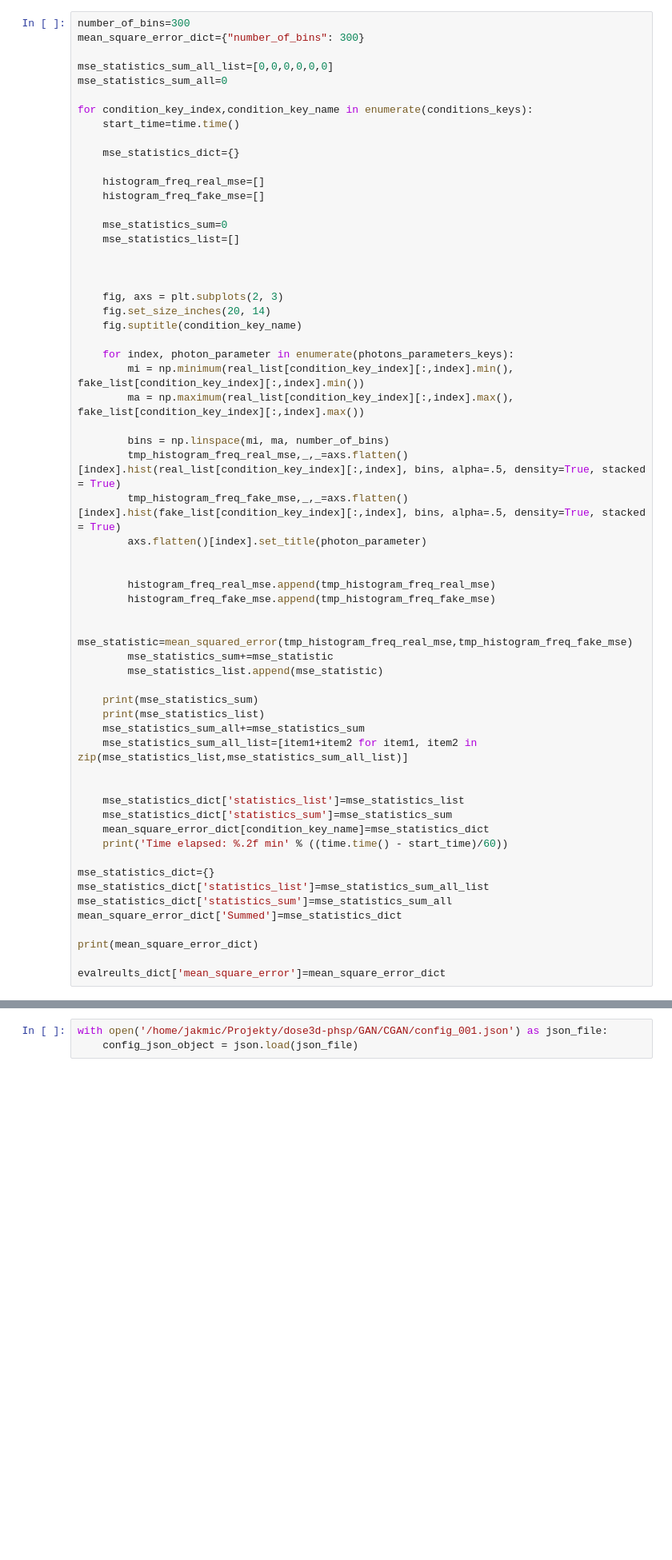
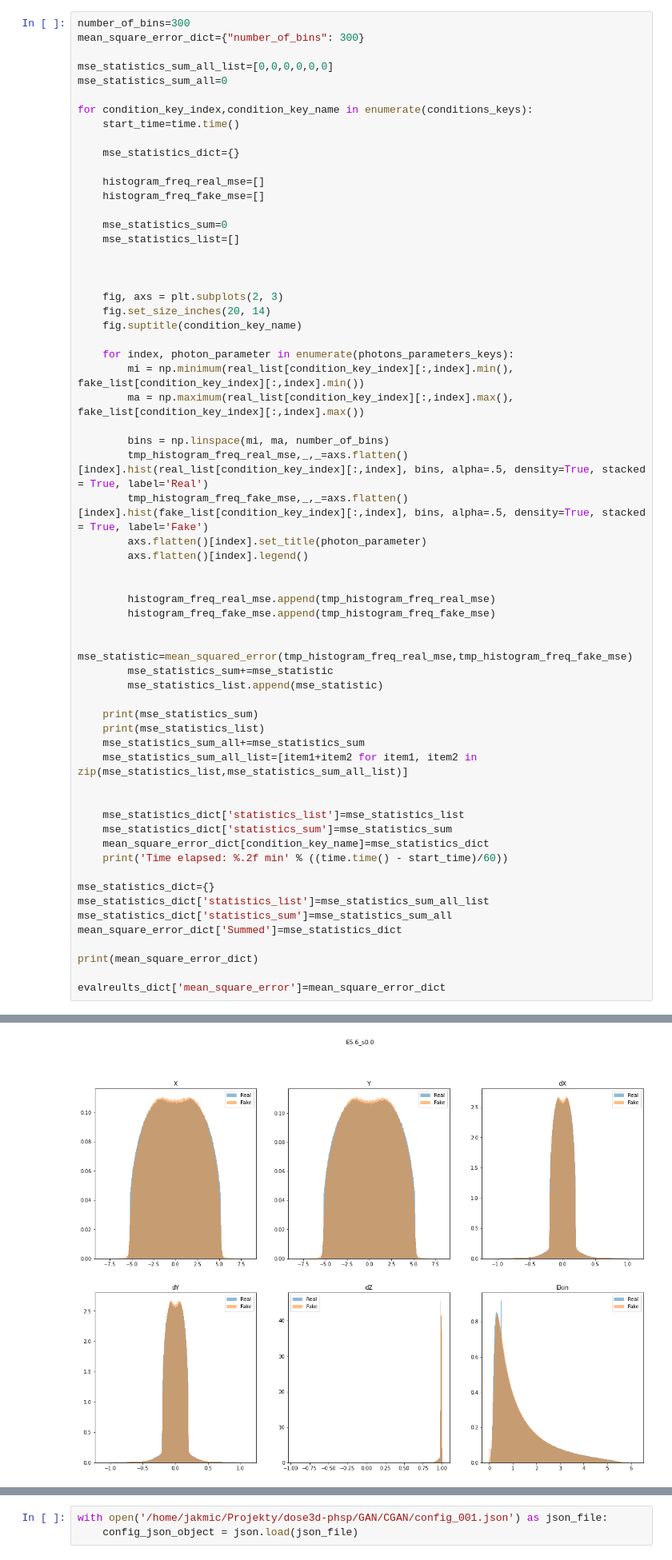
Before and after one commit to Galatros/VAE-GAN-PHSP, a Jupyter notebook: GAN/CGAN/mse_ks2samp_test_full.ipynb, the cells around one changed output, grey strips where cells are left out. Shown: that part at 80% size. Drawn from its saved outputs; the diff is of its cells as text; blank space fills up the shorter version.

```diff
--- a/GAN/CGAN/mse_ks2samp_test_full.ipynb
+++ b/GAN/CGAN/mse_ks2samp_test_full.ipynb
@@ -173,9 +202,10 @@ for condition_key_index,condition_key_name in enumerate(conditions_keys):
         ma = np.maximum(real_list[condition_key_index][:,index].max(), fake_list[condition_key_index][:,index].max())
 
         bins = np.linspace(mi, ma, number_of_bins)
-        tmp_histogram_freq_real_mse,_,_=axs.flatten()[index].hist(real_list[condition_key_index][:,index], bins, alpha=.5, density=True, stacked = True)
-        tmp_histogram_freq_fake_mse,_,_=axs.flatten()[index].hist(fake_list[condition_key_index][:,index], bins, alpha=.5, density=True, stacked = True)
+        tmp_histogram_freq_real_mse,_,_=axs.flatten()[index].hist(real_list[condition_key_index][:,index], bins, alpha=.5, density=True, stacked = True, label='Real')
+        tmp_histogram_freq_fake_mse,_,_=axs.flatten()[index].hist(fake_list[condition_key_index][:,index], bins, alpha=.5, density=True, stacked = True, label='Fake')
         axs.flatten()[index].set_title(photon_parameter)
+        axs.flatten()[index].legend()
 
 
         histogram_freq_real_mse.append(tmp_histogram_freq_real_mse)
@@ -204,3 +234,4 @@ mean_square_error_dict['Summed']=mse_statistics_dict
 print(mean_square_error_dict)
 
 evalreults_dict['mean_square_error']=mean_square_error_dict
+# %% [output]
@@ -206,0 +254 @@ evalreults_dict['mean_square_error']=mean_square_error_dict
+[figure, added]
```
Also changed, not shown: parts of 10 cells of this notebook, 4 other files.
